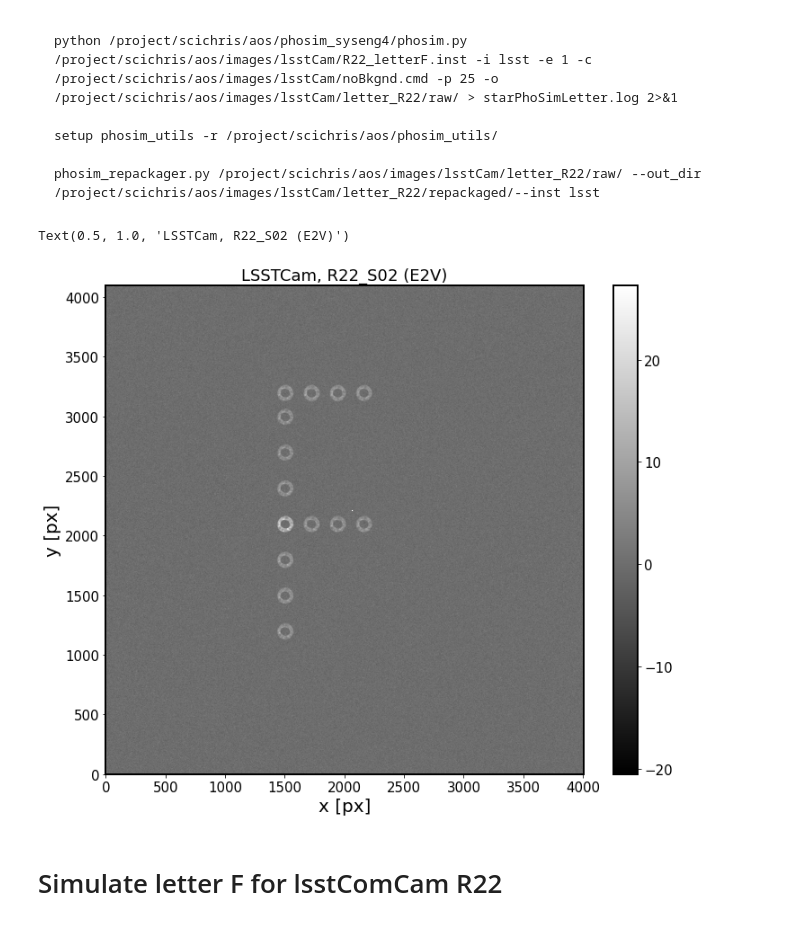
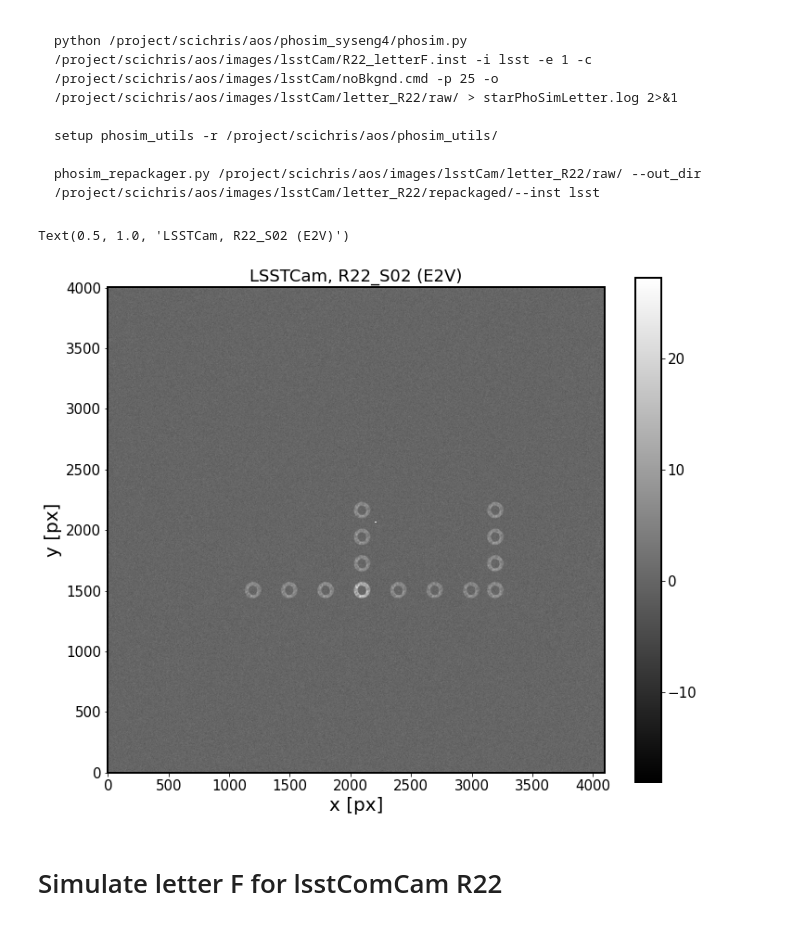
Before and after one commit to suberlak/AOS, a Jupyter notebook: AOS_letter_simulate.ipynb, the cells around one changed output. Drawn from its saved outputs; the diff is of its cells as text; code cells hidden in the pictures.

```diff
--- a/AOS_letter_simulate.ipynb
+++ b/AOS_letter_simulate.ipynb
@@ -225,18 +223,18 @@ exposure = butler.get('postISRCCD', detector='R22_S02', instrument="LSSTCam",exp
 # %%
 data = exposure.image.array
 vmin, vmax = zscale.get_limits(data)
 instrument = 'LSSTCam'
 
 fig = plt.figure(figsize=(12, 10))
-plt.imshow(data.T, origin='lower', vmin=vmin,vmax=vmax,cmap='gray')
+plt.imshow(data, origin='lower', vmin=vmin,vmax=vmax,cmap='gray')
 plt.colorbar()
 plt.xlabel('x [px]')
 plt.ylabel('y [px]')
 detector  = exposure.getDetector()
 plt.title(f'{instrument}, {detector.getName()} ({detector.getSerial()[:3]})')
 # %% [output]
 Text(0.5, 1.0, 'LSSTCam, R22_S02 (E2V)')
-[figure, old version]
+[figure, new version]
 # %% [markdown]
 # Simulate letter F for  lsstComCam R22
 # %% [markdown]
```
Also changed, not shown: parts of 4 cells of this notebook, 36 other files.
